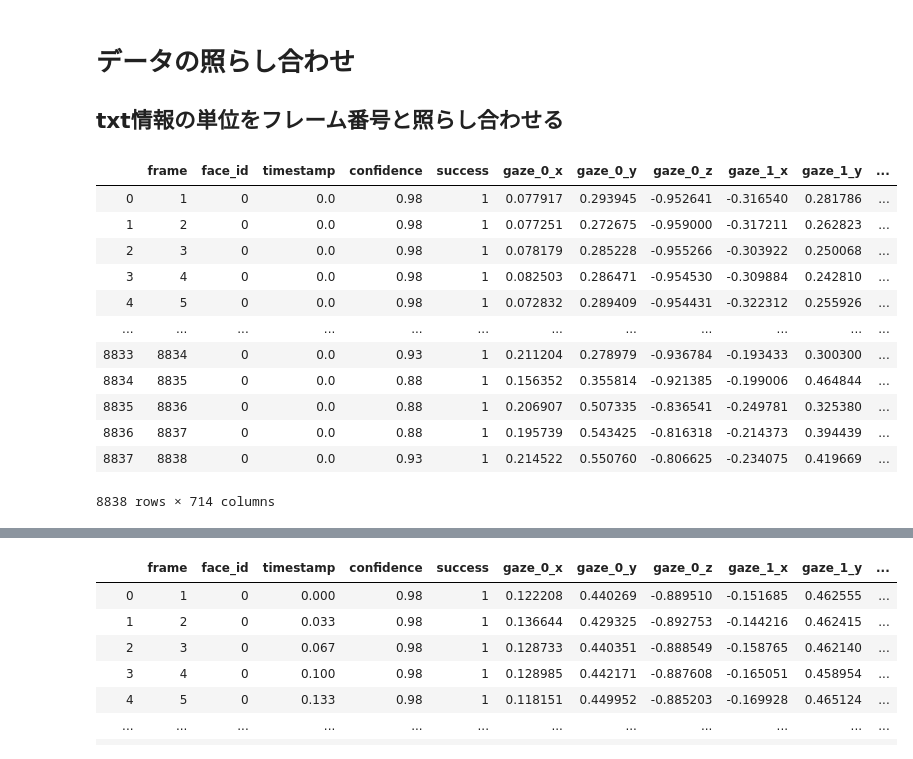
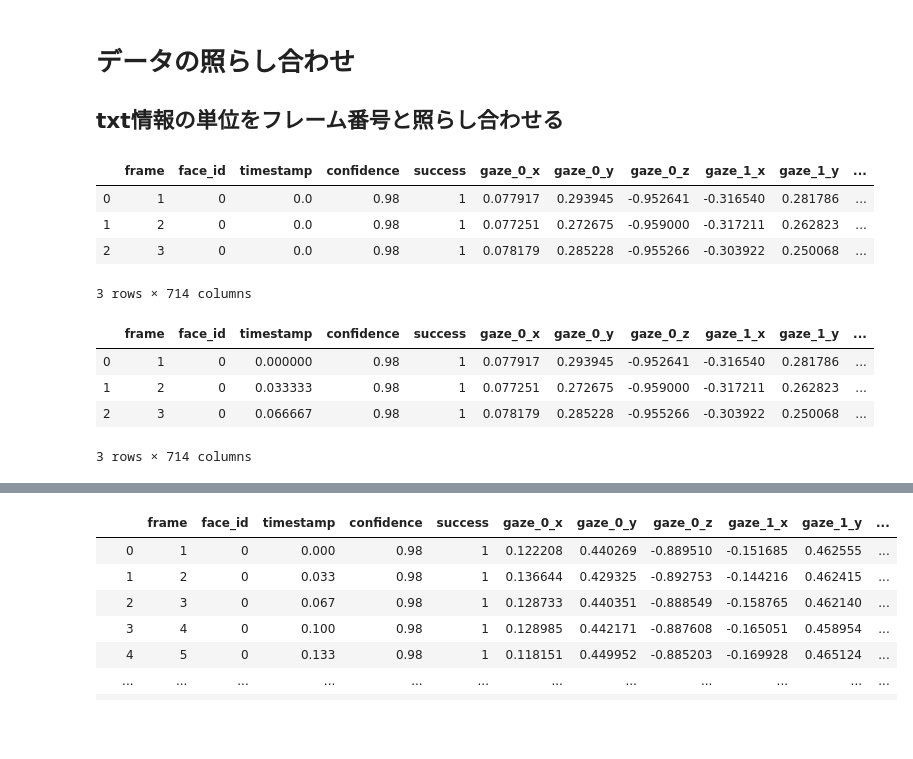
Before and after one commit to qqpann/LipNet-JP, a Jupyter notebook: notebook/make_traindata.ipynb, the cells around one changed output, grey strips where cells are left out. Cells and saved outputs as stored; diff of their text form; code cells hidden in the pictures; blank space fills up the shorter version.

```diff
--- a/notebook/make_traindata.ipynb
+++ b/notebook/make_traindata.ipynb
@@ -6,8 +10,11 @@ import pandas as pd
 # %%
 workdir = Path('/home/jphacks/LipNet-JP/')
-txtpath = workdir / 'output.align'
-aligned_lm_path = Path('/home/jphacks/LipNet-JP/data/processed2/cLgEcNPr-ZE_aligned.csv')
-lm_path = Path('/home/jphacks/LipNet-JP/data/processed/cLgEcNPr-ZE.csv')
+youtube_id = '1'
+txtpath = workdir / 'data/align' / 'output1.align'
+aligned_lm_path = Path('/home/jphacks/LipNet-JP/data/processed2/{0}/{0}_aligned.csv'.format(youtube_id))
+lm_path = Path('/home/jphacks/LipNet-JP/data/processed/{0}/{0}.csv'.format(youtube_id))
+croppeddir = Path('/home/jphacks/LipNet-JP/data/processed2/{0}/{0}_aligned_aligned_cropped'.format(youtube_id))
+assert croppeddir.exists()
 # %%
 with open(txtpath, 'r') as f:
     txt = json.load(f)
@@ -36,18 +43,21 @@ for w in txt[0]:
 
 ## txt情報の単位をフレーム番号と照らし合わせる
 # %%
-pd.read_csv(str(aligned_lm_path))
+aligned_lm_df = pd.read_csv(str(aligned_lm_path))
+aligned_lm_df.head(3)
 # %% [output]
 |  | frame | face_id | timestamp | confidence | success | gaze_0_x | gaze_0_y | gaze_0_z | gaze_1_x | gaze_1_y | ... |
 | 0 | 1 | 0 | 0.0 | 0.98 | 1 | 0.077917 | 0.293945 | -0.952641 | -0.316540 | 0.281786 | ... |
 | 1 | 2 | 0 | 0.0 | 0.98 | 1 | 0.077251 | 0.272675 | -0.959000 | -0.317211 | 0.262823 | ... |
 | 2 | 3 | 0 | 0.0 | 0.98 | 1 | 0.078179 | 0.285228 | -0.955266 | -0.303922 | 0.250068 | ... |
-| 3 | 4 | 0 | 0.0 | 0.98 | 1 | 0.082503 | 0.286471 | -0.954530 | -0.309884 | 0.242810 | ... |
-| 4 | 5 | 0 | 0.0 | 0.98 | 1 | 0.072832 | 0.289409 | -0.954431 | -0.322312 | 0.255926 | ... |
-| ... | ... | ... | ... | ... | ... | ... | ... | ... | ... | ... | ... |
-| 8833 | 8834 | 0 | 0.0 | 0.93 | 1 | 0.211204 | 0.278979 | -0.936784 | -0.193433 | 0.300300 | ... |
-| 8834 | 8835 | 0 | 0.0 | 0.88 | 1 | 0.156352 | 0.355814 | -0.921385 | -0.199006 | 0.464844 | ... |
-| 8835 | 8836 | 0 | 0.0 | 0.88 | 1 | 0.206907 | 0.507335 | -0.836541 | -0.249781 | 0.325380 | ... |
-| 8836 | 8837 | 0 | 0.0 | 0.88 | 1 | 0.195739 | 0.543425 | -0.816318 | -0.214373 | 0.394439 | ... |
-| 8837 | 8838 | 0 | 0.0 | 0.93 | 1 | 0.214522 | 0.550760 | -0.806625 | -0.234075 | 0.419669 | ... |
-8838 rows × 714 columns
+3 rows × 714 columns
+# %%
+# Get timestamp from frame
+aligned_lm_df[' timestamp'] = (aligned_lm_df['frame'] - 1) * (1/30)
+aligned_lm_df.head(3)
+# %% [output]
+|  | frame | face_id | timestamp | confidence | success | gaze_0_x | gaze_0_y | gaze_0_z | gaze_1_x | gaze_1_y | ... |
+| 0 | 1 | 0 | 0.000000 | 0.98 | 1 | 0.077917 | 0.293945 | -0.952641 | -0.316540 | 0.281786 | ... |
+| 1 | 2 | 0 | 0.033333 | 0.98 | 1 | 0.077251 | 0.272675 | -0.959000 | -0.317211 | 0.262823 | ... |
+| 2 | 3 | 0 | 0.066667 | 0.98 | 1 | 0.078179 | 0.285228 | -0.955266 | -0.303922 | 0.250068 | ... |
+3 rows × 714 columns
```
Also changed, not shown: parts of 7 cells of this notebook, 3 other files.
